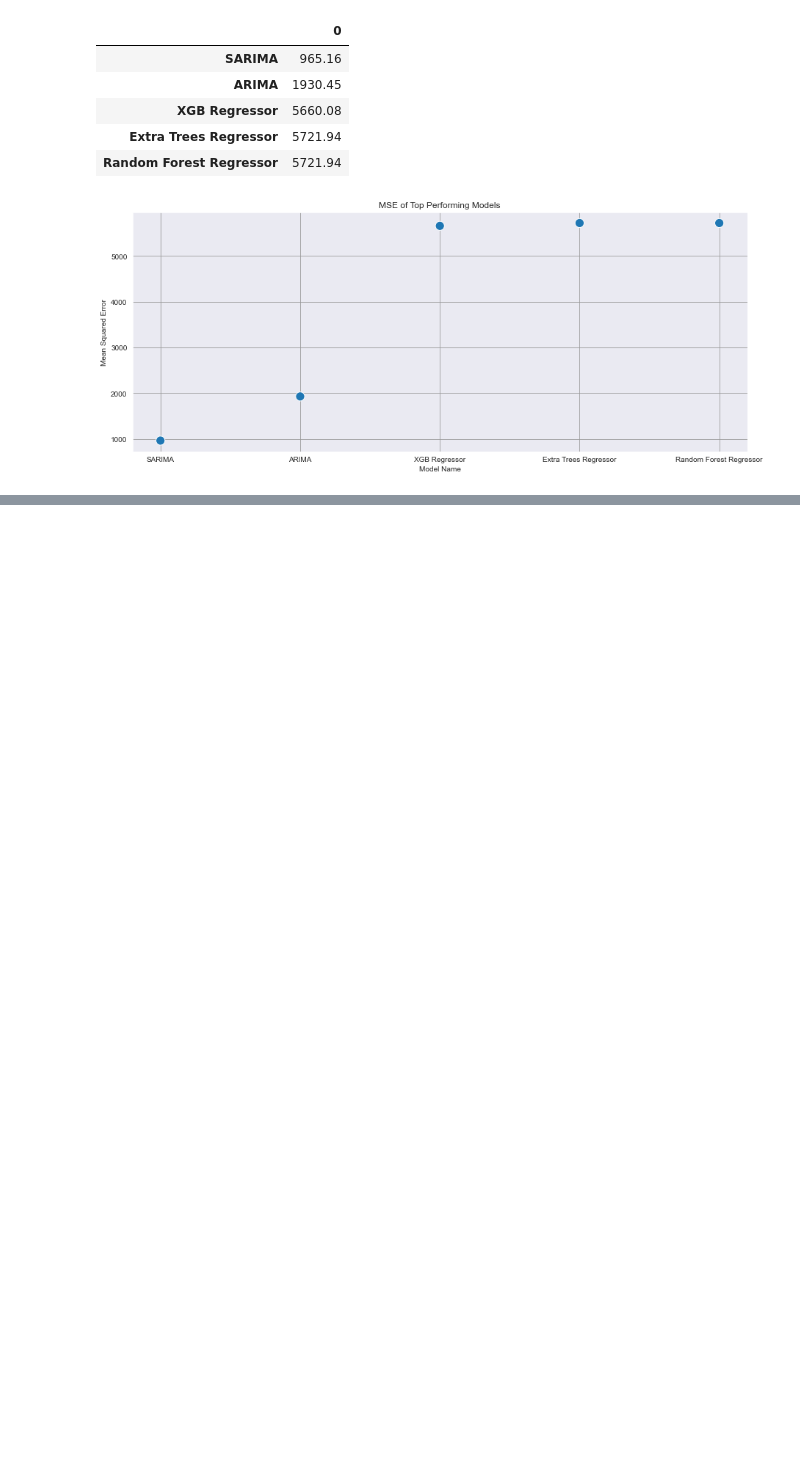
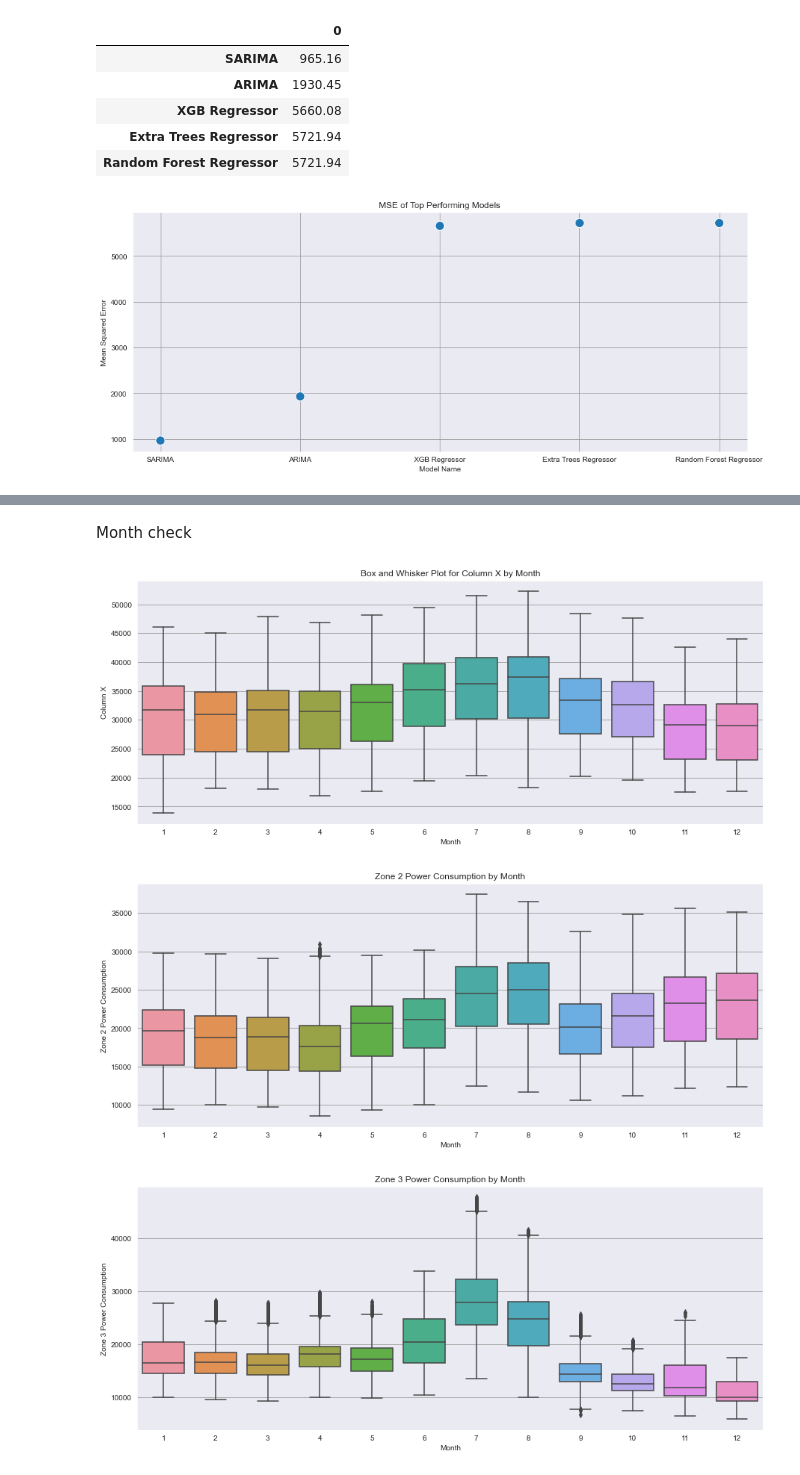
Before and after one commit to CassidyExum/Power-Consumption-Modeling, a Jupyter notebook: Power Consumption Modeling.ipynb, the cells around one changed output, grey strips where cells are left out. Drawn from its saved outputs; the diff is of its cells as text; code cells hidden in the pictures; blank space fills up the shorter version.

```diff
--- a/Power Consumption Modeling.ipynb
+++ b/Power Consumption Modeling.ipynb
@@ -1075,0 +1115,75 @@ sns.scatterplot(data=mse_comparison, legend=False, s=150).set(title='MSE of Top
+# %% [markdown]
+Month check
+# %%
+data_month = data.copy()
+# %%
+data_month['Month'] = data_month.index.month
+# %%
+grouped_data = data_month.groupby(['Month'])['Zone 1 Power Consumption'].apply(list).to_dict()  # Group data by month
+
+# Find the length of the longest month
+max_length = max(len(month_data) for month_data in grouped_data.values())
+
+# Fill the arrays with the mean values from each month
+for month, month_data in grouped_data.items():
+    mean_value = np.mean(month_data)
+    grouped_data[month] = month_data + [mean_value] * (max_length - len(month_data))
+
+df_boxplot = pd.DataFrame.from_dict(grouped_data)  # Convert dictionary to DataFrame
+
+# Plot the box and whisker plot
+sns.boxplot(data=df_boxplot)
+plt.xlabel('Month')
+plt.ylabel('Column X')
+plt.title('Box and Whisker Plot for Column X by Month')
+plt.show()
+
+
+############
+
+
+grouped_data = data_month.groupby(['Month'])['Zone 2 Power Consumption'].apply(list).to_dict()  # Group data by month
+
+# Find the length of the longest month
+max_length = max(len(month_data) for month_data in grouped_data.values())
+
+# Fill the arrays with the mean values from each month
+for month, month_data in grouped_data.items():
+    mean_value = np.mean(month_data)
+    grouped_data[month] = month_data + [mean_value] * (max_length - len(month_data))
+
+df_boxplot = pd.DataFrame.from_dict(grouped_data)  # Convert dictionary to DataFrame
+
+# Plot the box and whisker plot
+sns.boxplot(data=df_boxplot)
+plt.xlabel('Month')
+plt.ylabel('Zone 2 Power Consumption')
+plt.title('Zone 2 Power Consumption by Month')
+plt.show()
+
+
+#############
+
+
+grouped_data = data_month.groupby(['Month'])['Zone 3 Power Consumption'].apply(list).to_dict()  # Group data by month
+
+# Find the length of the longest month
+max_length = max(len(month_data) for month_data in grouped_data.values())
+
+# Fill the arrays with the mean values from each month
+for month, month_data in grouped_data.items():
+    mean_value = np.mean(month_data)
+    grouped_data[month] = month_data + [mean_value] * (max_length - len(month_data))
+
+df_boxplot = pd.DataFrame.from_dict(grouped_data)  # Convert dictionary to DataFrame
+
+# Plot the box and whisker plot
+sns.boxplot(data=df_boxplot)
+plt.xlabel('Month')
+plt.ylabel('Zone 3 Power Consumption')
+plt.title('Zone 3 Power Consumption by Month')
+plt.show()
+# %% [output]
+[figure, added]
+[figure, added]
+[figure, added]
```
Also changed, not shown: parts of 5 cells of this notebook.
